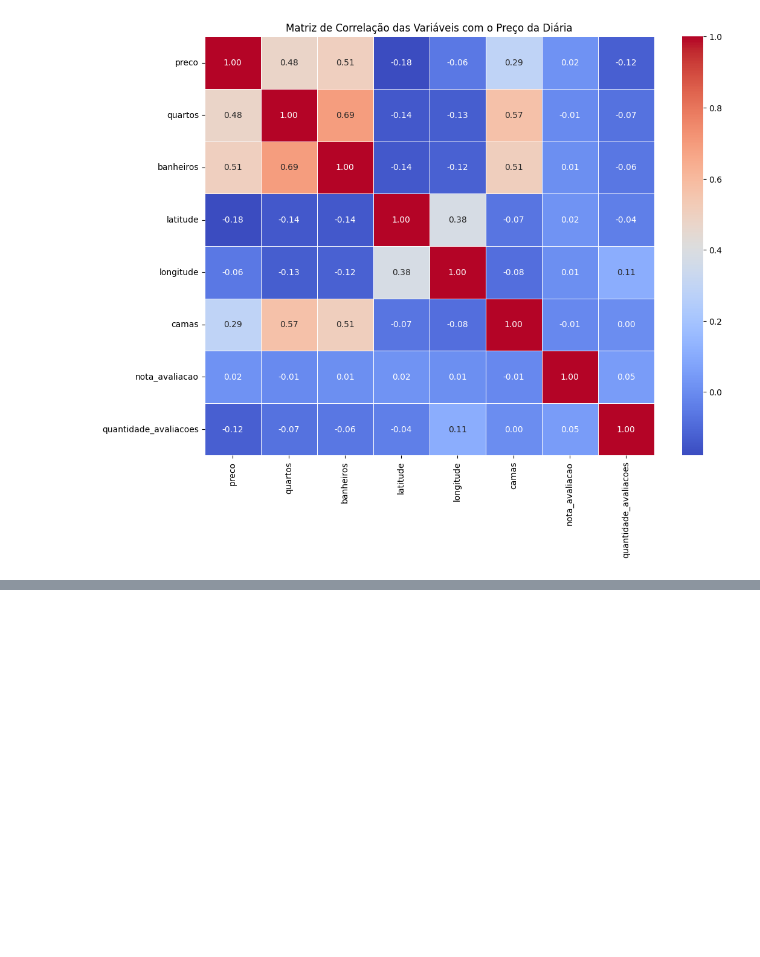
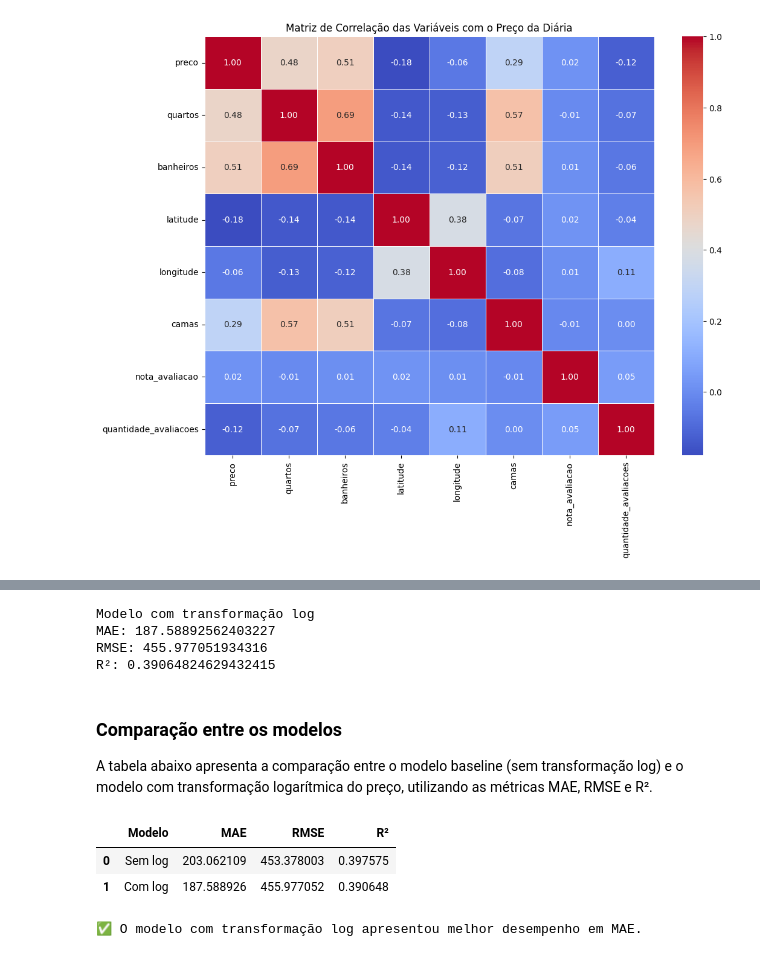
Before and after one commit to anacamorims/projeto-academy, a Jupyter notebook: randon-forest.ipynb, the cells around one changed output, grey strips where cells are left out. Cells and saved outputs as stored; diff of their text form; code cells hidden in the pictures; blank space fills up the shorter version.

Commit message:
atualização final do modelo random forest

```diff
--- a/randon-forest.ipynb
+++ b/randon-forest.ipynb
@@ -1058,0 +990,54 @@ R²: 0.36436691679329747
+# %%
+y_pred_log = modelo_log.predict(X_test_log)
+# %%
+# Converter valores de volta para reais
+
+y_pred_log_reais = np.expm1(y_pred_log)
+y_test_reais = np.expm1(y_test_log)
+# %%
+mae_log = mean_absolute_error(y_test_reais, y_pred_log_reais)
+rmse_log = np.sqrt(mean_squared_error(y_test_reais, y_pred_log_reais))
+r2_log = r2_score(y_test_reais, y_pred_log_reais)
+
+print("Modelo com transformação log")
+print("MAE:", mae_log)
+print("RMSE:", rmse_log)
+print("R²:", r2_log)
+# %% [output]
+Modelo com transformação log
+MAE: 187.58892562403227
+RMSE: 455.977051934316
+R²: 0.39064824629432415
+# %% [markdown]
+### Comparação entre os modelos
+
+A tabela abaixo apresenta a comparação entre o modelo baseline (sem transformação log)
+e o modelo com transformação logarítmica do preço, utilizando as métricas MAE, RMSE e R².
+# %%
+# Cria a tabela de comparação
+
+from IPython.display import display
+import pandas as pd
+
+comparacao = pd.DataFrame({
+    "Modelo": ["Sem log", "Com log"],
+    "MAE": [mae, mae_log],
+    "RMSE": [rmse, rmse_log],
+    "R²": [r2, r2_log]
+})
+# %%
+# Mostrar a tabela
+display(comparacao)
+
+# Comparação automática baseada no MAE
+melhor_com_log = mae_log < mae
+
+if melhor_com_log:
+    print("✅ O modelo com transformação log apresentou melhor desempenho em MAE.")
+else:
+    print("ℹ️ O modelo sem log apresentou desempenho semelhante ou melhor em MAE.")
+# %% [output]
+|  | Modelo | MAE | RMSE | R² |
+| 0 | Sem log | 203.062109 | 453.378003 | 0.397575 |
+| 1 | Com log | 187.588926 | 455.977052 | 0.390648 |
+✅ O modelo com transformação log apresentou melhor desempenho em MAE.
```
Also changed, not shown: parts of 54 cells of this notebook, 1 other file.
